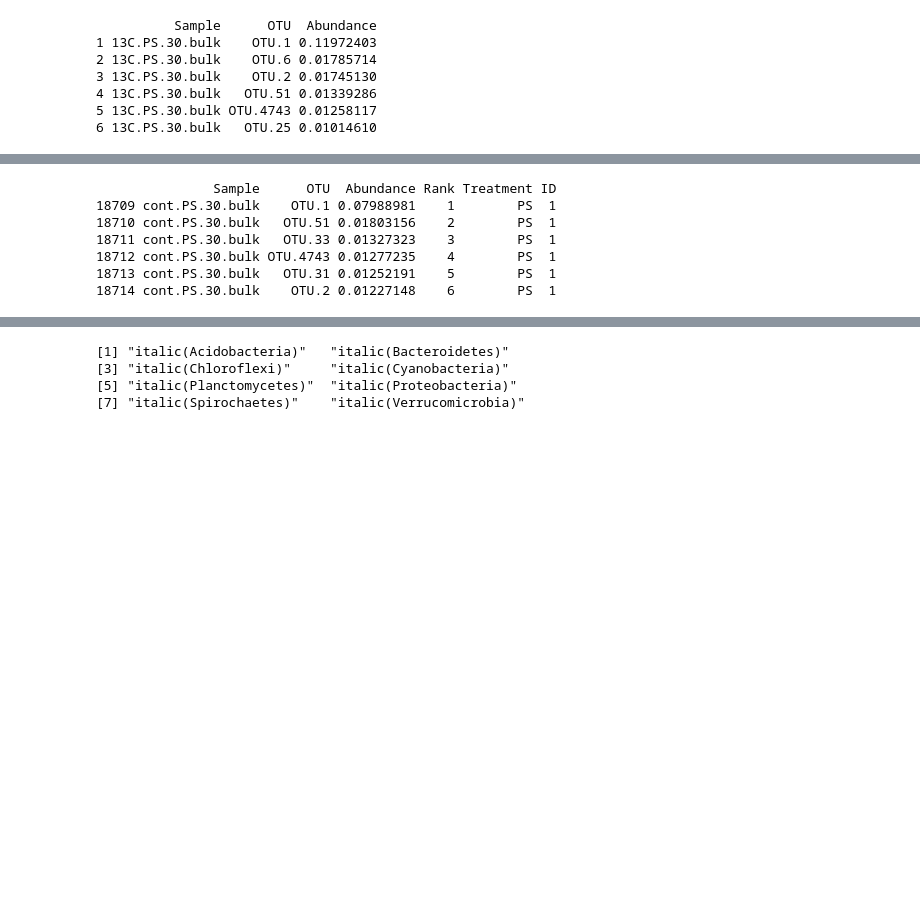
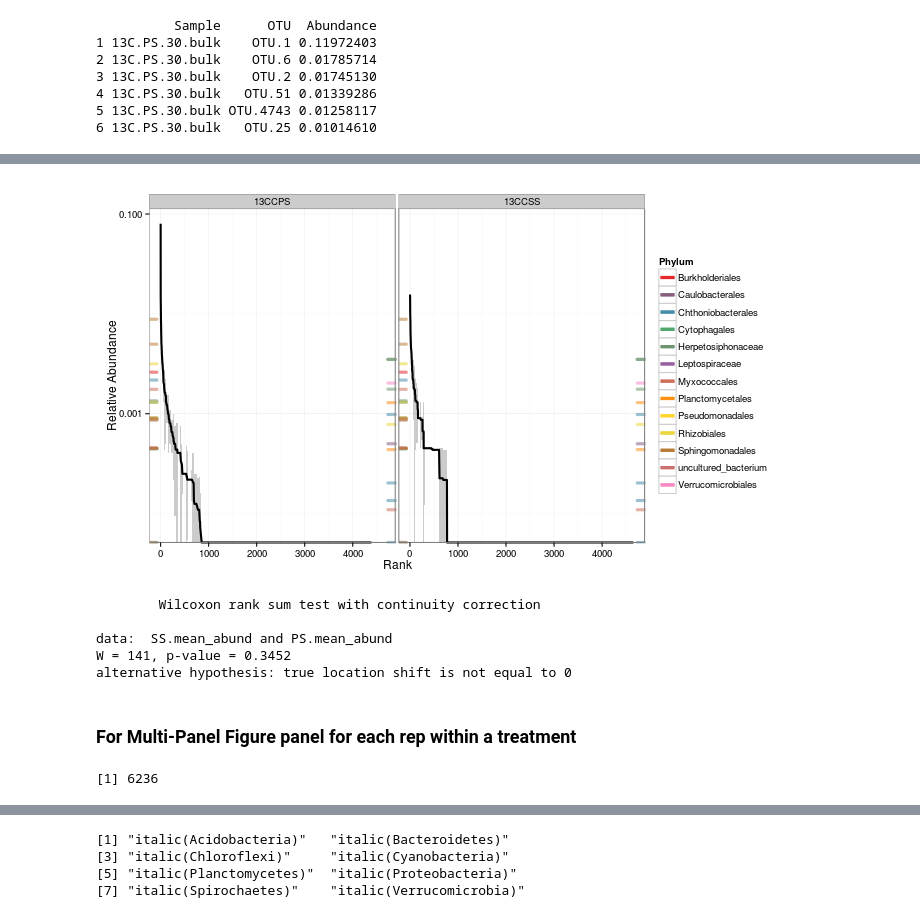
Before and after one commit to acampbellina/single_substrate, a Jupyter notebook: Rank_abundance.ipynb, the cells around one changed output, grey strips where cells are left out. Cells and saved outputs as stored; diff of their text form; code cells hidden in the pictures; blank space fills up the shorter version.

```diff
--- a/Rank_abundance.ipynb
+++ b/Rank_abundance.ipynb
@@ -108,0 +188,6 @@ head(RA.df)
+# %%
+%%R
+# dataframe to make figure with responder rug
+df.wP = subset(df, OTU %in% OTUs.wP)
+
+head(df.wP)
@@ -108,0 +259,6 @@ head(RA.df)
+# %%
+%%R
+#Hack to make ggplot add all responders to SS plots
+resp$Treatment[resp$Treatment == "13CCPS"] = "13CCSS"
+resp.1 = resp
+head(resp.1)
@@ -108,0 +279,6 @@ head(RA.df)
+# %%
+%%R
+#Hack to make ggplot add all responders to PS plots
+resp$Treatment[resp$Treatment == "13CCSS"] = "13CCPS"
+resp.2 = resp
+head(resp.2)
@@ -108,0 +299,48 @@ head(RA.df)
+# %%
+%%R -h 400 -w 700
+
+colours = c("#377eb8", "#4daf4a")
+getPalette = colorRampPalette(brewer.pal(8, "Set1"))
+
+p2 = ggplot(df, aes(y = mean.abund, x = Rank))
+p2 = p2 + geom_ribbon(aes(ymax = max.abund, ymin = min.abund), alpha = 0.25)
+p2 = p2 + facet_wrap(~Treatment, ncol = 2)
+
+p2 = p2 + geom_rug(data = subset(resp.1, Resp == "1"),
+                 sides = "l", aes(color = Rank4), size = 1.5, alpha = 0.5)
+
+p2 = p2 + geom_rug(data = subset(resp.1, Resp == "2"),
+                 sides = "r", aes(color = Rank4), size = 1.5, alpha = 0.5)
+
+p2 = p2 + geom_rug(data = subset(resp.2, Resp == "1"),
+                 sides = "l", aes(color = Rank4), size = 1.5, alpha = 0.5)
+
+p2 = p2 + geom_rug(data = subset(resp.2, Resp == "2"),
+                 sides = "r", aes(color = Rank4), size = 1.5, alpha = 0.5)
+
+p2 = p2 + geom_line(size = 1)
+
+p2 = p2 + scale_color_manual(values=getPalette(13), labels = t)
+
+p2 = p2 + scale_y_log10()
+p2 = p2 + labs(y = "Relative Abundance", color = "Phylum")
+
+p2 = p2 + theme_bw()
+
+p2 = p2 + guides(fill = guide_legend(label.hjust = 0))
+
+p2
+# %% [output]
+[figure, added]
+# %%
+%%R
+PS.mean_abund = subset(df_all.p.summarize, (Rank3=="Spartobacteria")&(Treatment=="13CCPS"))$mean.abund
+SS.mean_abund = subset(df_all.p.summarize, (Rank3=="Spartobacteria")&(Treatment=="13CCSS"))$mean.abund
+
+wilcox.test(SS.mean_abund, PS.mean_abund, alternative = "greater")
+# %% [output]
+        Wilcoxon rank sum test with continuity correction
+
+data:  SS.mean_abund and PS.mean_abund
+W = 141, p-value = 0.3452
+alternative hypothesis: true location shift is not equal to 0
@@ -109,19 +354,15 @@ head(RA.df)
+# %% [markdown]
+### For Multi-Panel Figure panel for each rep within a treatment
 # %%
 %%R
 RA.df.12CCPS = subset(RA.df, Sample=="cont.PS.30.bulk")
 #RA.df.12CCPS.sorted = RA.df.12CCPS[order(-RA.df$Sample, -RA.df$Abundance),]
 RA.df.12CCPS$Rank = 1:nrow(RA.df.12CCPS)
-RA.df.12CCPS$Treatment = "PS"
+RA.df.12CCPS$Treatment = "13CCPS"
 RA.df.12CCPS$ID = "1"
-head(RA.df.12CCPS)
+nrow(RA.df.12CCPS)
 # %% [output]
-               Sample      OTU  Abundance Rank Treatment ID
-18709 cont.PS.30.bulk    OTU.1 0.07988981    1        PS  1
-18710 cont.PS.30.bulk   OTU.51 0.01803156    2        PS  1
-18711 cont.PS.30.bulk   OTU.33 0.01327323    3        PS  1
-18712 cont.PS.30.bulk OTU.4743 0.01277235    4        PS  1
-18713 cont.PS.30.bulk   OTU.31 0.01252191    5        PS  1
-18714 cont.PS.30.bulk    OTU.2 0.01227148    6        PS  1
+[1] 6236
 # %%
 %%R
 RA.df.13CCPS = subset(RA.df, Sample=="13C.PS.30.bulk")
```
Also changed, not shown: parts of 31 cells of this notebook.
